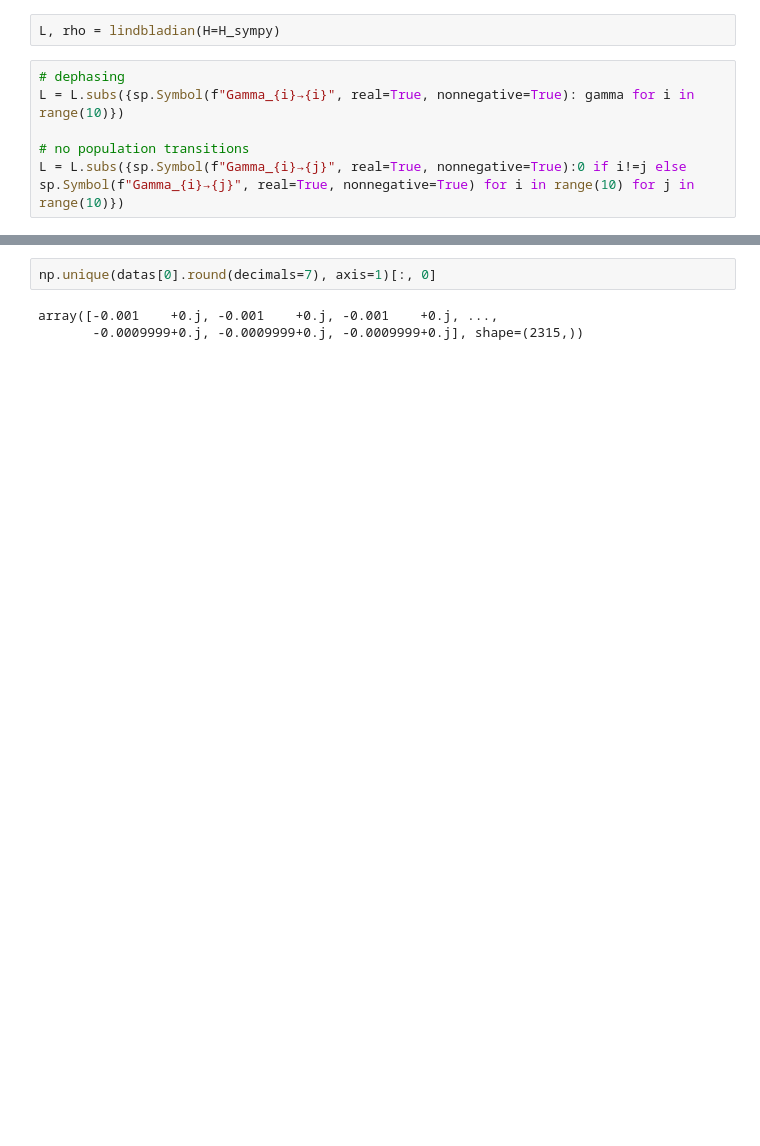
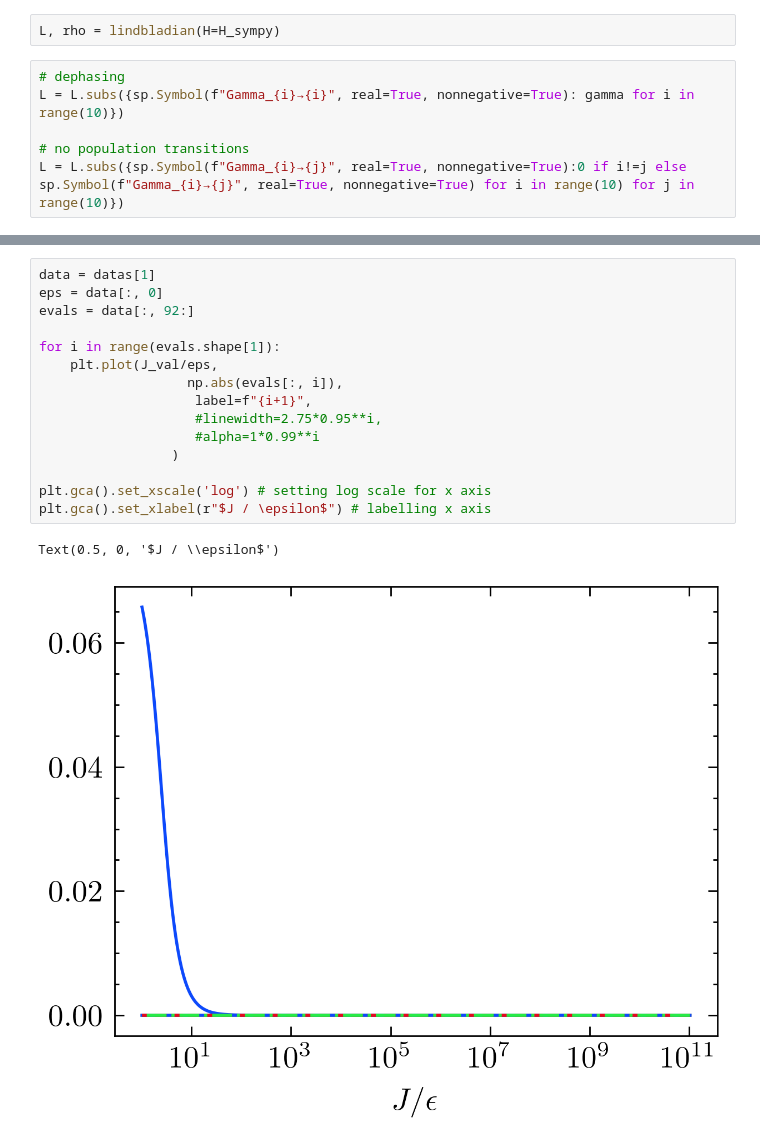
Before and after one commit to kiwipretzel/nserc-2026, a Jupyter notebook: [3.6] [10-site from NV paper]/[3.6.0] [Hamiltonian and eval splitting of Configuration A] [june 27].ipynb, the cells around one changed output, grey strips where cells are left out. Cells and saved outputs as stored; diff of their text form; blank space fills up the shorter version.

```diff
--- a/[3.6] [10-site from NV paper]/[3.6.0] [Hamiltonian and eval splitting of Configuration A] [june 27].ipynb
+++ b/[3.6] [10-site from NV paper]/[3.6.0] [Hamiltonian and eval splitting of Configuration A] [june 27].ipynb
@@ -198,5 +180,18 @@ array([[0, 3, 7],
-# %%
-np.unique(datas[0].round(decimals=7), axis=1)[:, 0]
-# %% [output]
-array([-0.001    +0.j, -0.001    +0.j, -0.001    +0.j, ...,
-       -0.0009999+0.j, -0.0009999+0.j, -0.0009999+0.j], shape=(2315,))
+# %%
+data = datas[1]
+eps = data[:, 0]
+evals = data[:, 92:]
+
+for i in range(evals.shape[1]):
+    plt.plot(J_val/eps,
+                   np.abs(evals[:, i]),
+                    label=f"{i+1}",
+                    #linewidth=2.75*0.95**i,
+                    #alpha=1*0.99**i
+                 )
+
+plt.gca().set_xscale('log') # setting log scale for x axis
+plt.gca().set_xlabel(r"$J / \epsilon$") # labelling x axis
+# %% [output]
+Text(0.5, 0, '$J / \\epsilon$')
+[figure, added]
```
Also changed, not shown: parts of 12 cells of this notebook, 13 other files.
